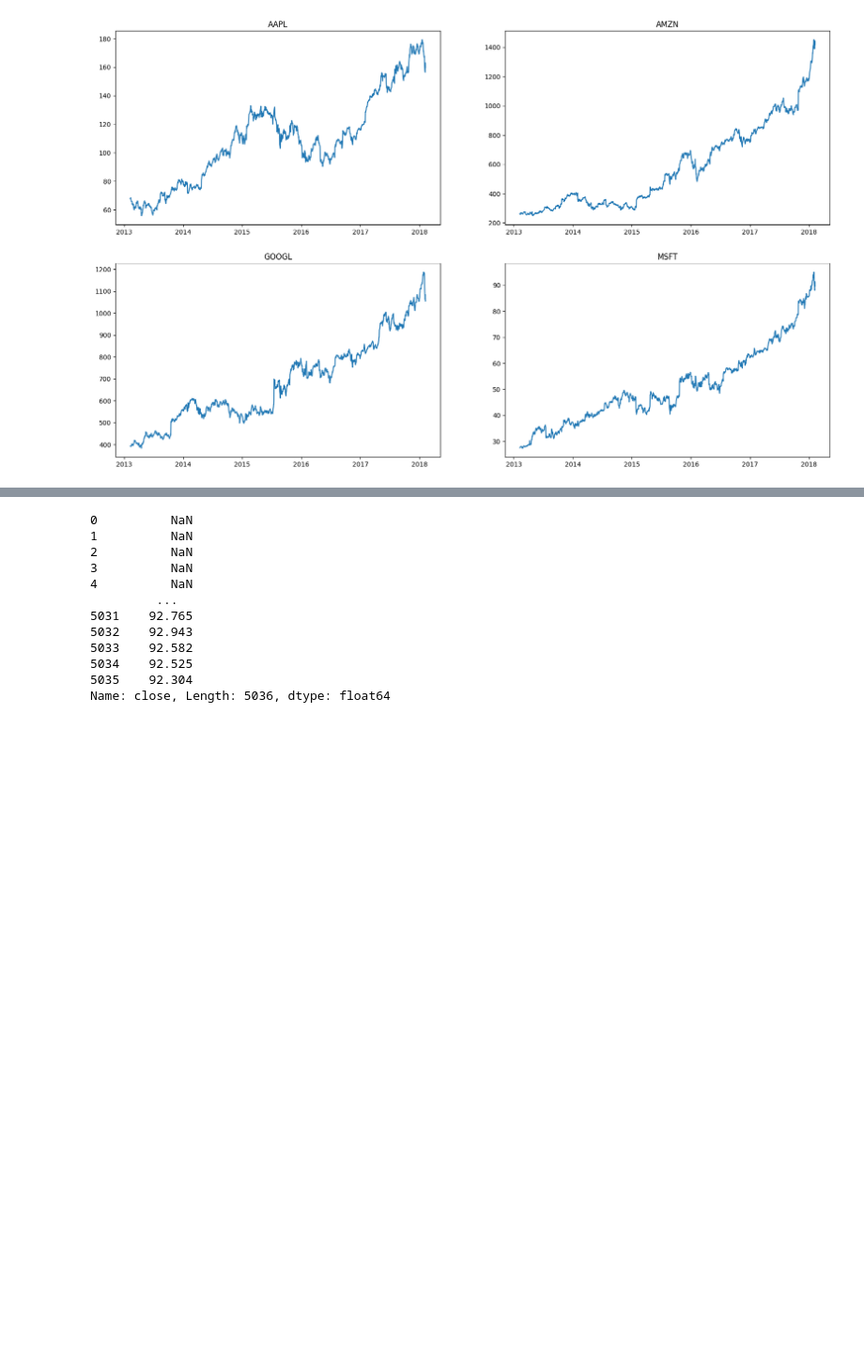
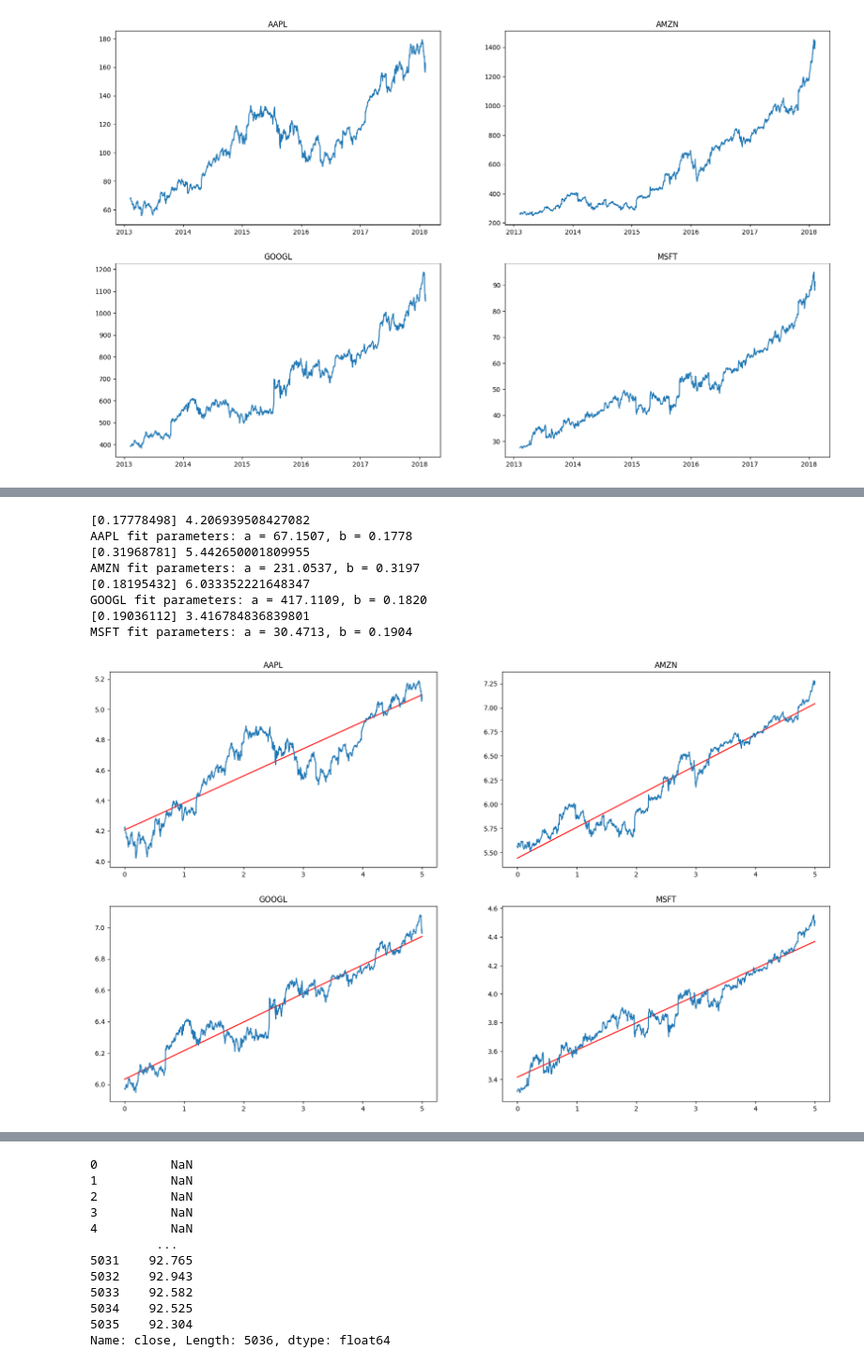
Before and after one commit to astoncrawley/us-stock-market-index, a Jupyter notebook: notebooks/us-stock-market-analysis.ipynb, the cells around one changed output, grey strips where cells are left out. Shown at 94% size. Drawn from its saved outputs; the diff is of its cells as text; code cells hidden in the pictures; blank space fills up the shorter version.

```diff
--- a/notebooks/us-stock-market-analysis.ipynb
+++ b/notebooks/us-stock-market-analysis.ipynb
@@ -127,0 +176,40 @@ for index, stock in enumerate(stock_tickers, 1):
+# %%
+from sklearn.linear_model import LinearRegression
+
+# Plot logarithmic scale linear regression plots for closing prices over time
+plt.figure(figsize=(20, 12))
+
+for index, stock in enumerate(stock_tickers, 1):
+    plt.subplot(2, 2, index)
+    stock_data = df[df["Name"] == stock]
+    X = np.array(stock_data["years"])
+    y = np.array(stock_data["close"])
+    log_y = np.log(y)
+
+    # Fit linear regression in log-log space
+    model = LinearRegression()
+    model.fit(X.reshape(-1, 1), log_y)
+
+    print(model.coef_, model.intercept_)
+
+    slope = model.coef_[0]        # b
+    intercept = model.intercept_  # ln(a)
+
+    a = np.exp(intercept)
+    b = slope
+
+    plt.plot(X, model.predict(X.reshape(-1, 1)), color="red", label="Fit")
+    plt.plot(stock_data["years"], np.log(stock_data["close"]))
+    plt.title(f"{stock}")
+
+    print(f"{stock} fit parameters: a = {a:.4f}, b = {b:.4f}")
+# %% [output]
+[0.17778498] 4.206939508427082
+AAPL fit parameters: a = 67.1507, b = 0.1778
+[0.31968781] 5.442650001809955
+AMZN fit parameters: a = 231.0537, b = 0.3197
+[0.18195432] 6.033352221648347
+GOOGL fit parameters: a = 417.1109, b = 0.1820
+[0.19036112] 3.416784836839801
+MSFT fit parameters: a = 30.4713, b = 0.1904
+[figure, added]
```
Also changed, not shown: parts of 7 cells of this notebook.
